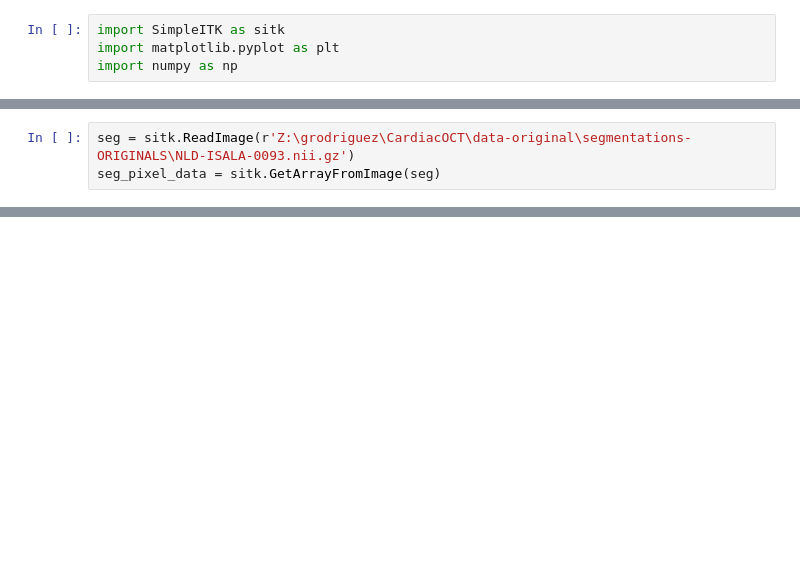
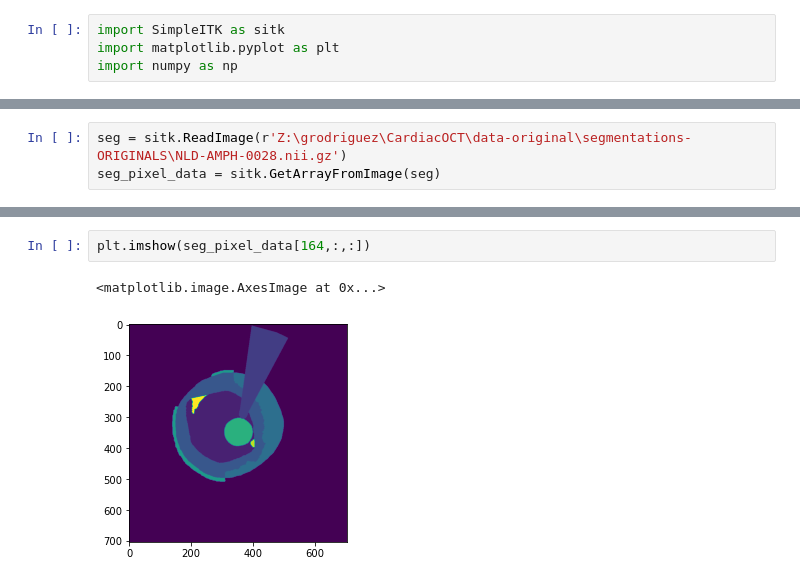
Before and after one commit to Gonzalo2408/CardiacOCT-project, a Jupyter notebook: code/others/imgs_for_presentation.ipynb, the cells around one changed output, grey strips where cells are left out. Drawn from its saved outputs; the diff is of its cells as text; blank space fills up the shorter version.

```diff
--- a/code/others/imgs_for_presentation.ipynb
+++ b/code/others/imgs_for_presentation.ipynb
@@ -13,3 +23,3 @@ image_pixel_data = sitk.GetArrayFromImage(image)
 # %%
-seg = sitk.ReadImage(r'Z:\grodriguez\CardiacOCT\data-original\segmentations-ORIGINALS\NLD-ISALA-0093.nii.gz')
+seg = sitk.ReadImage(r'Z:\grodriguez\CardiacOCT\data-original\segmentations-ORIGINALS\NLD-AMPH-0028.nii.gz')
 seg_pixel_data = sitk.GetArrayFromImage(seg)
@@ -25,0 +46,5 @@ axes[1].imshow(seg_pixel_data[frame,:,:])
+# %%
+plt.imshow(seg_pixel_data[164,:,:])
+# %% [output]
+<matplotlib.image.AxesImage at 0x...>
+[figure, added]
```
Also changed, not shown: parts of 6 cells of this notebook, 38 other files.
